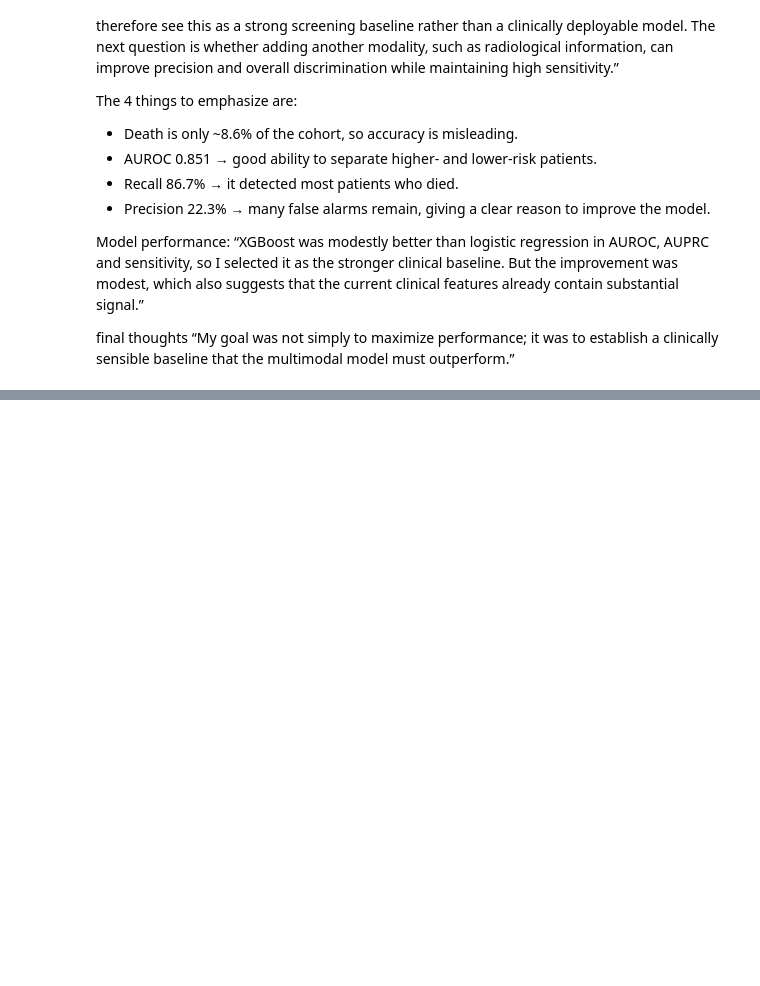
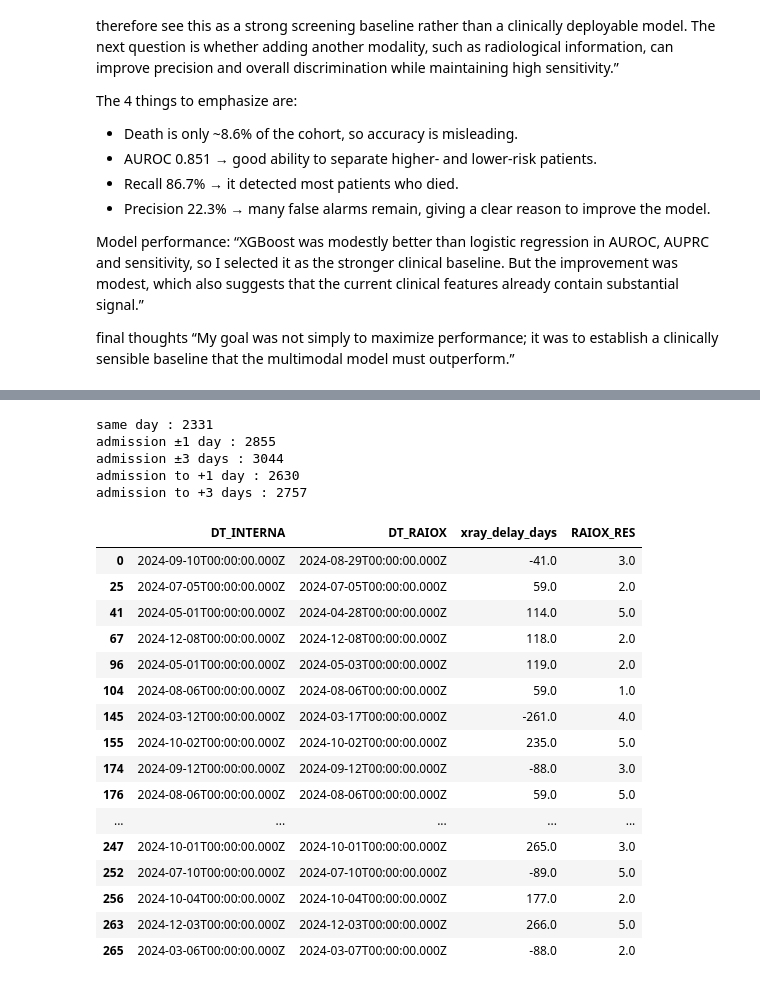
Before and after one commit to JohnsonNithin/Episentinel-SARI-AI, a Jupyter notebook: notebooks/01_data_understanding.ipynb, the cells around one changed output, grey strips where cells are left out. Cells and saved outputs as stored; diff of their text form; code cells hidden in the pictures; blank space fills up the shorter version.

```diff
--- a/notebooks/01_data_understanding.ipynb
+++ b/notebooks/01_data_understanding.ipynb
@@ -1009,0 +1333,17 @@ final thoughts
+# %%
+df_model["DT_RAIOX_dt"] = pd.to_datetime(
+    df_model["DT_RAIOX"],
+    dayfirst=True,
+    errors="coerce"
+)
+
+df_model["DT_INTERNA_dt"] = pd.to_datetime(
+    df_model["DT_INTERNA"],
+    dayfirst=True,
+    errors="coerce"
+)
+
+df_model["xray_delay_days"] = (
+    df_model["DT_RAIOX_dt"]
+    - df_model["DT_INTERNA_dt"]
+).dt.days
@@ -1009,0 +1423,41 @@ final thoughts
+# %%
+windows = {
+    "same day": (0, 0),
+    "admission ±1 day": (-1, 1),
+    "admission ±3 days": (-3, 3),
+    "admission to +1 day": (0, 1),
+    "admission to +3 days": (0, 3),
+}
+
+for name, (low, high) in windows.items():
+    n = df_model["xray_delay_days"].between(low, high).sum()
+    print(name, ":", n)
+# %% [output]
+same day : 2331
+admission ±1 day : 2855
+admission ±3 days : 3044
+admission to +1 day : 2630
+admission to +3 days : 2757
+# %%
+df_model.loc[
+    df_model["xray_delay_days"].abs() > 30,
+    ["DT_INTERNA", "DT_RAIOX", "xray_delay_days", "RAIOX_RES"]
+].head(20)
+# %% [output]
+|  | DT_INTERNA | DT_RAIOX | xray_delay_days | RAIOX_RES |
+| 0 | 2024-09-10T00:00:00.000Z | 2024-08-29T00:00:00.000Z | -41.0 | 3.0 |
+| 25 | 2024-07-05T00:00:00.000Z | 2024-07-05T00:00:00.000Z | 59.0 | 2.0 |
+| 41 | 2024-05-01T00:00:00.000Z | 2024-04-28T00:00:00.000Z | 114.0 | 5.0 |
+| 67 | 2024-12-08T00:00:00.000Z | 2024-12-08T00:00:00.000Z | 118.0 | 2.0 |
+| 96 | 2024-05-01T00:00:00.000Z | 2024-05-03T00:00:00.000Z | 119.0 | 2.0 |
+| 104 | 2024-08-06T00:00:00.000Z | 2024-08-06T00:00:00.000Z | 59.0 | 1.0 |
+| 145 | 2024-03-12T00:00:00.000Z | 2024-03-17T00:00:00.000Z | -261.0 | 4.0 |
+| 155 | 2024-10-02T00:00:00.000Z | 2024-10-02T00:00:00.000Z | 235.0 | 5.0 |
+| 174 | 2024-09-12T00:00:00.000Z | 2024-09-12T00:00:00.000Z | -88.0 | 3.0 |
+| 176 | 2024-08-06T00:00:00.000Z | 2024-08-06T00:00:00.000Z | 59.0 | 5.0 |
+| ... | ... | ... | ... | ... |
+| 247 | 2024-10-01T00:00:00.000Z | 2024-10-01T00:00:00.000Z | 265.0 | 3.0 |
+| 252 | 2024-07-10T00:00:00.000Z | 2024-07-10T00:00:00.000Z | -89.0 | 5.0 |
+| 256 | 2024-10-04T00:00:00.000Z | 2024-10-04T00:00:00.000Z | 177.0 | 2.0 |
+| 263 | 2024-12-03T00:00:00.000Z | 2024-12-03T00:00:00.000Z | 266.0 | 5.0 |
+| 265 | 2024-03-06T00:00:00.000Z | 2024-03-07T00:00:00.000Z | -88.0 | 2.0 |
```
Also changed, not shown: parts of 58 cells of this notebook, 3 other files.
